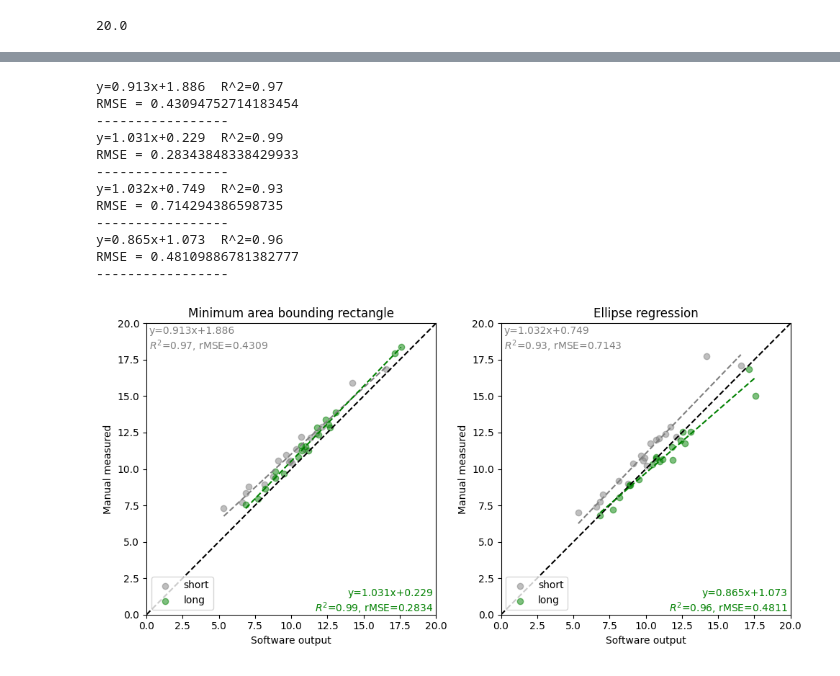
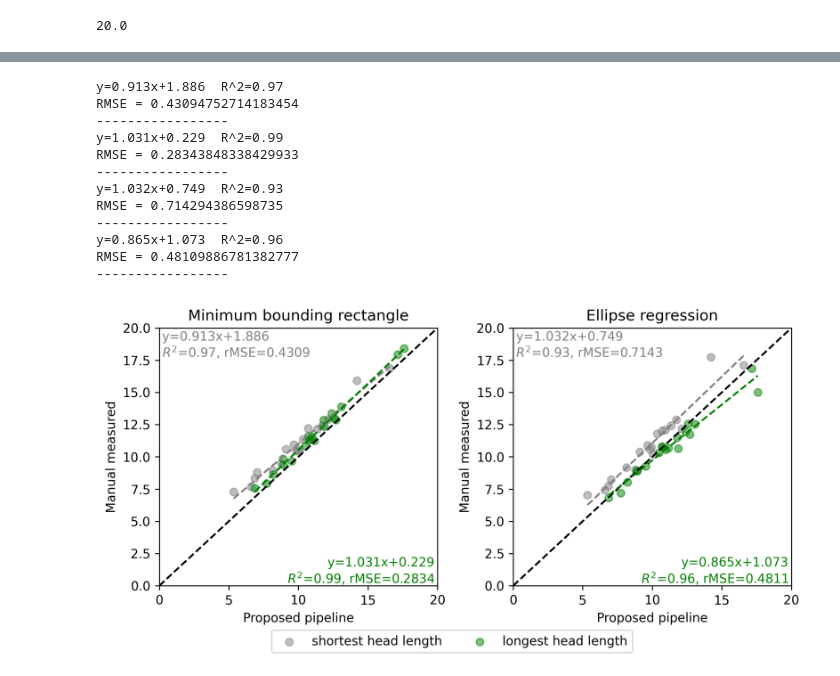
Before and after one commit to UTokyo-FieldPhenomics-Lab/BroccoliHead3D.ipynb, a Jupyter notebook: 10_results_compair.ipynb, the cells around one changed output, grey strips where cells are left out. Drawn from its saved outputs; the diff is of its cells as text; code cells hidden in the pictures.

Commit message:
update thesis figures

```diff
--- a/10_results_compair.ipynb
+++ b/10_results_compair.ipynb
@@ -5,7 +5,7 @@ import seaborn as sns
 import pandas as pd
 import numpy as np
 # %%
-indoor_traits = pd.read_csv('out/v230406.backup/broccoli_traits.csv')
+indoor_traits = pd.read_csv('out/v230407/broccoli_traits.csv')
 indoor_traits.head()
 # %% [output]
 |  | id | crown_height(m) | center.x(m) | center.y(m) | min_rect_width(m) | min_rect_length(m) | ... |
@@ -19,7 +19,7 @@ len(indoor_traits)
 # %% [output]
 193
 # %%
-field_traits = pd.read_csv('out/model2field_id.csv')
+field_traits = pd.read_csv('model2field_id.csv')
 field_traits.head()
 # %% [output]
 |  | Date | Model_ID | Field_ID | 0 | 45 | 90 | 135 |
@@ -100,7 +100,7 @@ plt.show()
 # %%
 from regression import *
 # %%
-fig, ax = plt.subplots(1,2, figsize=(10, 5))
+fig, ax = plt.subplots(1,2, figsize=(8, 4), dpi=300)
 
 x_short = indoor_with_field_id ['min_length']
 x_long  = indoor_with_field_id ['max_length']
@@ -116,19 +116,19 @@ m= np.ceil(max(xmax, ymax) / 5) * 5
 
 y_short = [y1_short, y2_short]
 y_long = [y1_long, y2_long]
-titles = ['Minimum area bounding rectangle', 'Ellipse regression']
+titles = ['Minimum bounding rectangle', 'Ellipse regression']
 
 for i in range(2):
 
     ax[i].plot([0,m], [0,m], 'k--')
 
-    a = ax[i].scatter(x_short, y_short[i], color='gray', label='short', alpha=0.5)
-    b = ax[i].scatter(x_long,  y_long[i],  color='green', label='long',  alpha=0.5)
+    a = ax[i].scatter(x_short, y_short[i], color='gray', label='shortest length', alpha=0.5)
+    b = ax[i].scatter(x_long,  y_long[i],  color='green', label='longest length',  alpha=0.5)
 
     ax[i].set_xlim([0, m])
     ax[i].set_ylim([0, m])
 
-    ax[i].set_xlabel("Software output")
+    ax[i].set_xlabel("Proposed pipeline")
     ax[i].set_ylabel("Manual measured")
 
 
@@ -138,33 +138,33 @@ for i in range(2):
     ax[i].text(0.01*m, 0.99*m,
                f"y={round(t[0], 3)}x+{round(t[1], 3)}\n"
                f"$R^2$={round(r2, 2)}, rMSE={round(rmse_v, 4)}",
                va='top', color='gray')
 
     reg_x, reg_y, y_predict, t, r2, rmse_v = linear(x_long, y_long[i])
     ax[i].plot(reg_x, reg_y, '--', c='green')
 
     ax[i].text(0.99*m, 0.01*m,
                f"y={round(t[0], 3)}x+{round(t[1], 3)}\n"
                f"$R^2$={round(r2, 2)}, rMSE={round(rmse_v, 4)}",
                ha='right', color='green')
 
-    ax[i].legend(loc='lower left')
     ax[i].set_title(titles[i])
 
-plt.tight_layout()
+fig.legend([a, b], ["shortest head length", "longest head length"], loc='lower center', ncol=2)
+plt.tight_layout(rect=[0,0.05,1,1])
 plt.savefig("out/method_compare.pdf")
 plt.show()
 # %% [output]
 y=0.913x+1.886  R^2=0.97
 RMSE = 0.43094752714183454
 -----------------
 y=1.031x+0.229  R^2=0.99
 RMSE = 0.28343848338429933
 -----------------
 y=1.032x+0.749  R^2=0.93
 RMSE = 0.714294386598735
 -----------------
 y=0.865x+1.073  R^2=0.96
 RMSE = 0.48109886781382777
 -----------------
-[figure, old version]
+[figure, new version]
```
Also changed, not shown: parts of 2 cells of this notebook, 2 other files.
